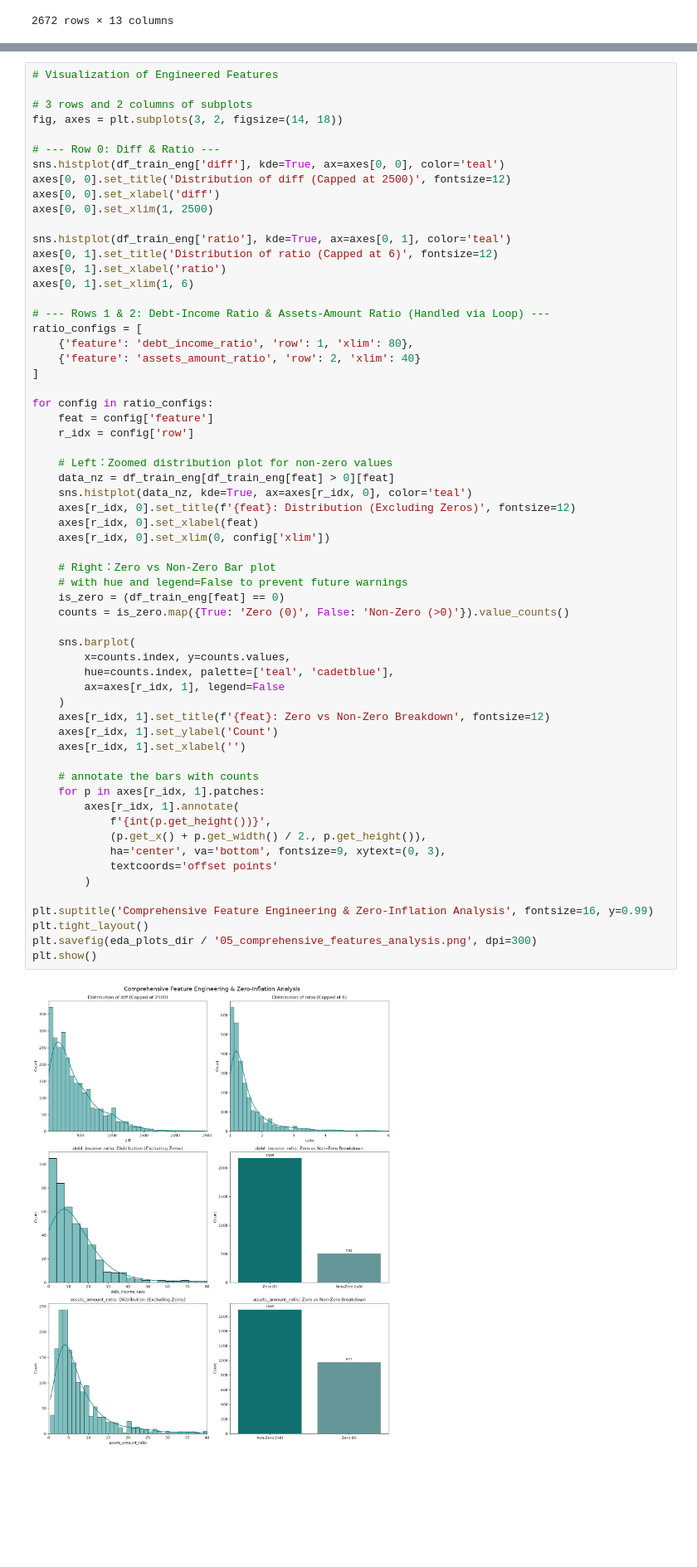
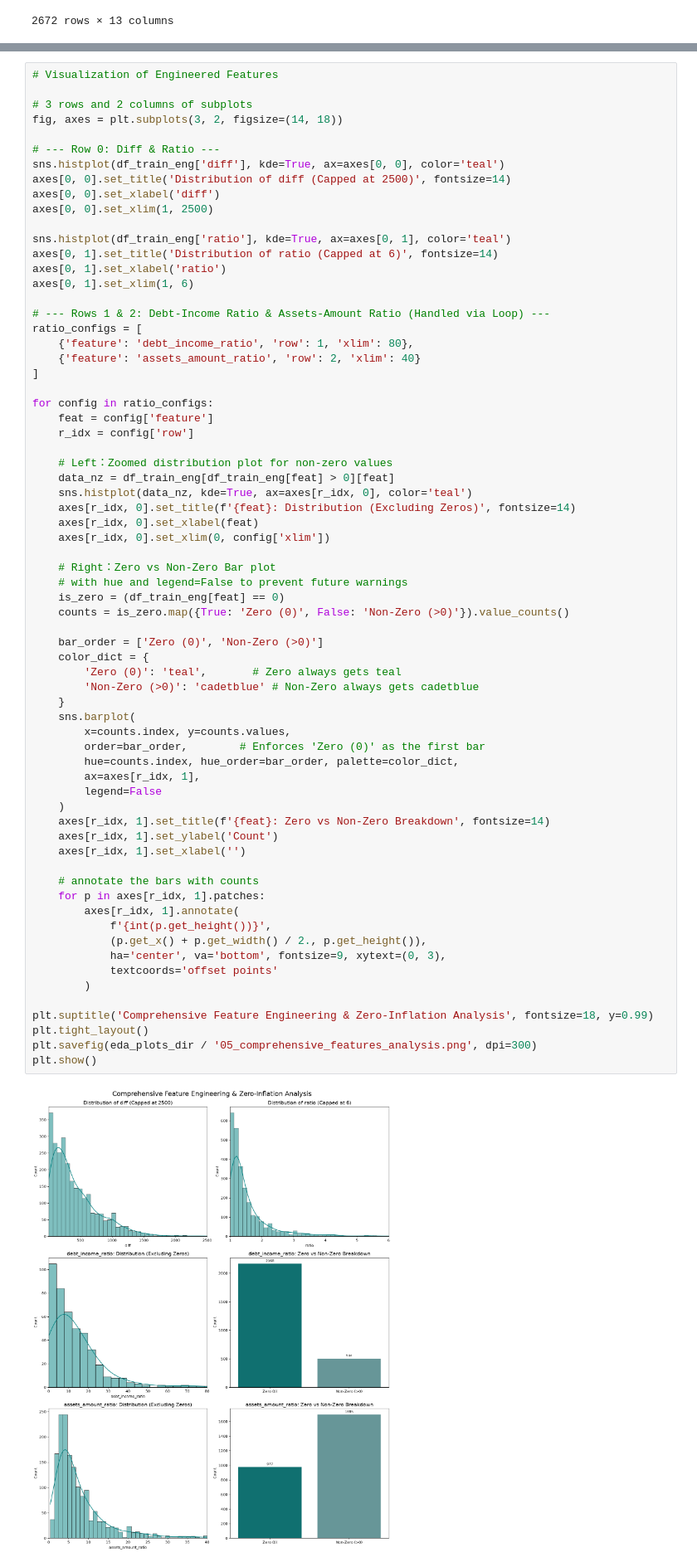
Before and after one commit to BevisWong76/credit-risk-predictor, a Jupyter notebook: credit_risk_classification.ipynb, the cells around one changed output, grey strips where cells are left out. Shown at 83% size. Drawn from its saved outputs; the diff is of its cells as text; blank space fills up the shorter version.

```diff
--- a/credit_risk_classification.ipynb
+++ b/credit_risk_classification.ipynb
@@ -400,12 +401,12 @@ fig, axes = plt.subplots(3, 2, figsize=(14, 18))
 
 # --- Row 0: Diff & Ratio ---
 sns.histplot(df_train_eng['diff'], kde=True, ax=axes[0, 0], color='teal')
-axes[0, 0].set_title('Distribution of diff (Capped at 2500)', fontsize=12)
+axes[0, 0].set_title('Distribution of diff (Capped at 2500)', fontsize=14)
 axes[0, 0].set_xlabel('diff')
 axes[0, 0].set_xlim(1, 2500)
 
 sns.histplot(df_train_eng['ratio'], kde=True, ax=axes[0, 1], color='teal')
-axes[0, 1].set_title('Distribution of ratio (Capped at 6)', fontsize=12)
+axes[0, 1].set_title('Distribution of ratio (Capped at 6)', fontsize=14)
 axes[0, 1].set_xlabel('ratio')
 axes[0, 1].set_xlim(1, 6)
 
@@ -422,39 +423,46 @@ for config in ratio_configs:
     # Left：Zoomed distribution plot for non-zero values
     data_nz = df_train_eng[df_train_eng[feat] > 0][feat]
     sns.histplot(data_nz, kde=True, ax=axes[r_idx, 0], color='teal')
-    axes[r_idx, 0].set_title(f'{feat}: Distribution (Excluding Zeros)', fontsize=12)
+    axes[r_idx, 0].set_title(f'{feat}: Distribution (Excluding Zeros)', fontsize=14)
     axes[r_idx, 0].set_xlabel(feat)
     axes[r_idx, 0].set_xlim(0, config['xlim'])
 
     # Right：Zero vs Non-Zero Bar plot
     # with hue and legend=False to prevent future warnings
     is_zero = (df_train_eng[feat] == 0)
     counts = is_zero.map({True: 'Zero (0)', False: 'Non-Zero (>0)'}).value_counts()
 
+    bar_order = ['Zero (0)', 'Non-Zero (>0)']
+    color_dict = {
+        'Zero (0)': 'teal',       # Zero always gets teal
+        'Non-Zero (>0)': 'cadetblue' # Non-Zero always gets cadetblue
+    }
     sns.barplot(
         x=counts.index, y=counts.values,
-        hue=counts.index, palette=['teal', 'cadetblue'],
-        ax=axes[r_idx, 1], legend=False
+        order=bar_order,        # Enforces 'Zero (0)' as the first bar
+        hue=counts.index, hue_order=bar_order, palette=color_dict,
+        ax=axes[r_idx, 1],
+        legend=False
     )
-    axes[r_idx, 1].set_title(f'{feat}: Zero vs Non-Zero Breakdown', fontsize=12)
+    axes[r_idx, 1].set_title(f'{feat}: Zero vs Non-Zero Breakdown', fontsize=14)
     axes[r_idx, 1].set_ylabel('Count')
     axes[r_idx, 1].set_xlabel('')
 
     # annotate the bars with counts
     for p in axes[r_idx, 1].patches:
         axes[r_idx, 1].annotate(
             f'{int(p.get_height())}',
             (p.get_x() + p.get_width() / 2., p.get_height()),
             ha='center', va='bottom', fontsize=9, xytext=(0, 3),
             textcoords='offset points'
         )
 
-plt.suptitle('Comprehensive Feature Engineering & Zero-Inflation Analysis', fontsize=16, y=0.99)
+plt.suptitle('Comprehensive Feature Engineering & Zero-Inflation Analysis', fontsize=18, y=0.99)
 plt.tight_layout()
 plt.savefig(eda_plots_dir / '05_comprehensive_features_analysis.png', dpi=300)
 plt.show()
 # %% [output]
-[figure, old version]
+[figure, new version]
 # %% [markdown]
 # Models Benchmark
 # %%
```
Also changed, not shown: parts of 20 cells of this notebook, 25 other files.
